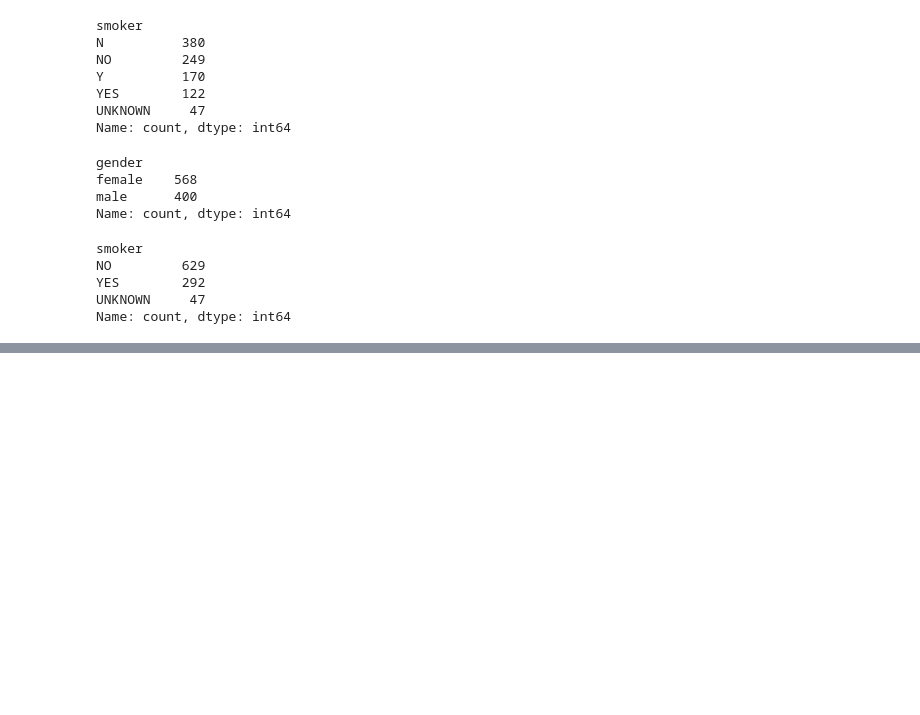
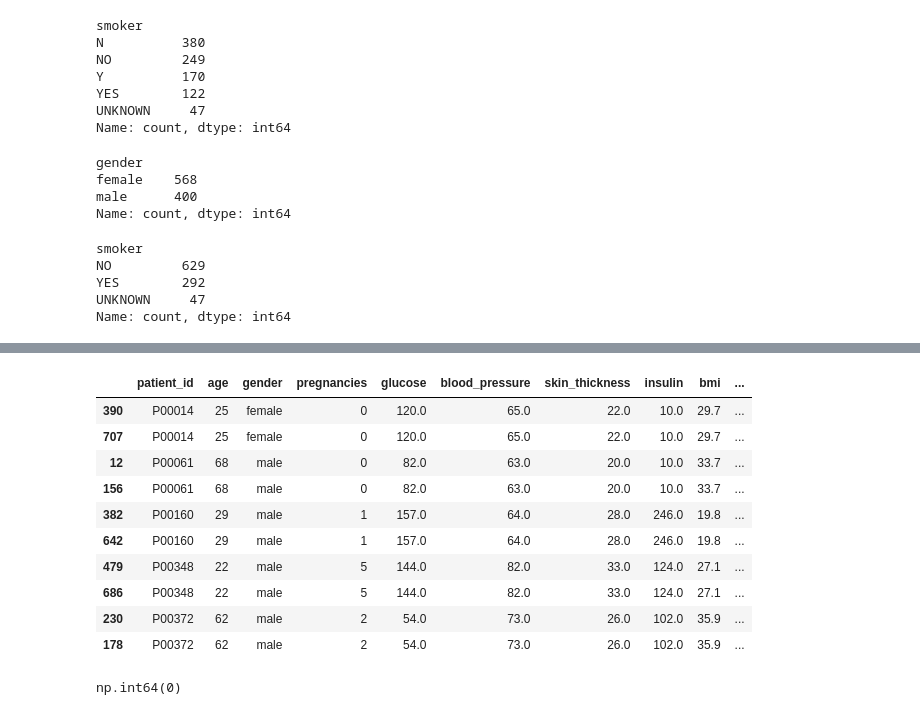
Before and after one commit to muhammedajvadsinan-byte/project1-diabetes, a Jupyter notebook: notebook/ajvd_d1.ipynb, the cells around one changed output, grey strips where cells are left out. Saved outputs shown, nothing was run; the diff lists cells and outputs as text; code cells hidden in the pictures; blank space fills up the shorter version.

```diff
--- a/notebook/ajvd_d1.ipynb
+++ b/notebook/ajvd_d1.ipynb
@@ -637,0 +700,14 @@ dtype: object
+# %%
+df[df.duplicated(keep=False)].sort_values('patient_id').head(10)
+# %% [output]
+|  | patient_id | age | gender | pregnancies | glucose | blood_pressure | skin_thickness | insulin | bmi | ... |
+| 390 | P00014 | 25 | female | 0 | 120.0 | 65.0 | 22.0 | 10.0 | 29.7 | ... |
+| 707 | P00014 | 25 | female | 0 | 120.0 | 65.0 | 22.0 | 10.0 | 29.7 | ... |
+| 12 | P00061 | 68 | male | 0 | 82.0 | 63.0 | 20.0 | 10.0 | 33.7 | ... |
+| 156 | P00061 | 68 | male | 0 | 82.0 | 63.0 | 20.0 | 10.0 | 33.7 | ... |
+| 382 | P00160 | 29 | male | 1 | 157.0 | 64.0 | 28.0 | 246.0 | 19.8 | ... |
+| 642 | P00160 | 29 | male | 1 | 157.0 | 64.0 | 28.0 | 246.0 | 19.8 | ... |
+| 479 | P00348 | 22 | male | 5 | 144.0 | 82.0 | 33.0 | 124.0 | 27.1 | ... |
+| 686 | P00348 | 22 | male | 5 | 144.0 | 82.0 | 33.0 | 124.0 | 27.1 | ... |
+| 230 | P00372 | 62 | male | 2 | 54.0 | 73.0 | 26.0 | 102.0 | 35.9 | ... |
+| 178 | P00372 | 62 | male | 2 | 54.0 | 73.0 | 26.0 | 102.0 | 35.9 | ... |
@@ -637,0 +717,5 @@ dtype: object
+# %%
+#check for repeated identifiers
+df.duplicated().sum()
+# %% [output]
+np.int64(0)
```
Also changed, not shown: parts of 12 cells of this notebook.
